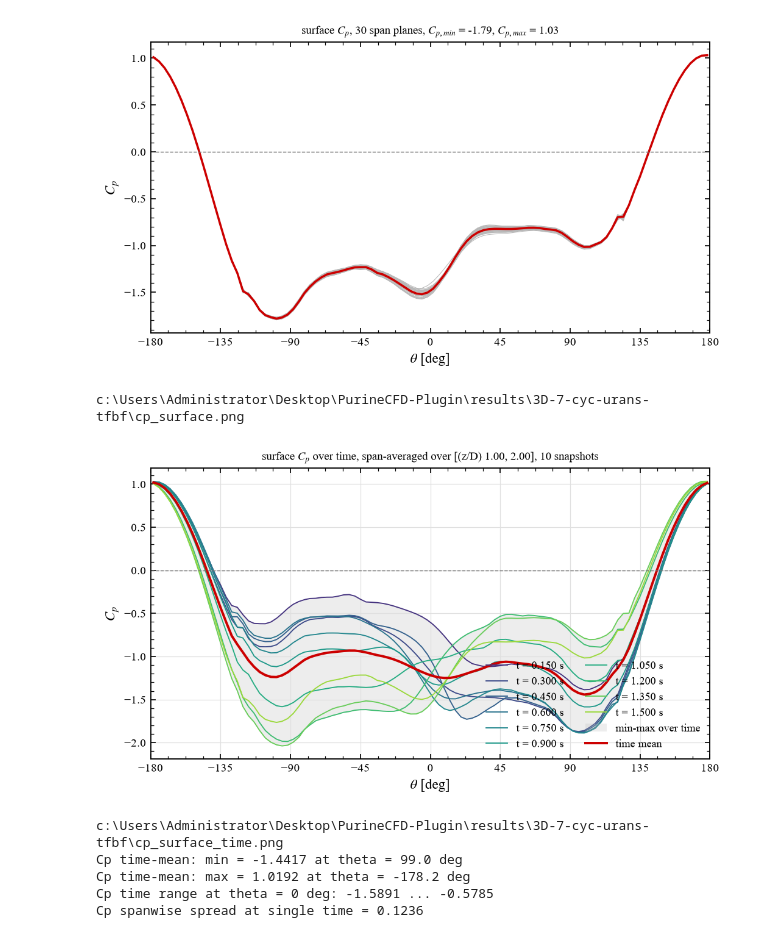
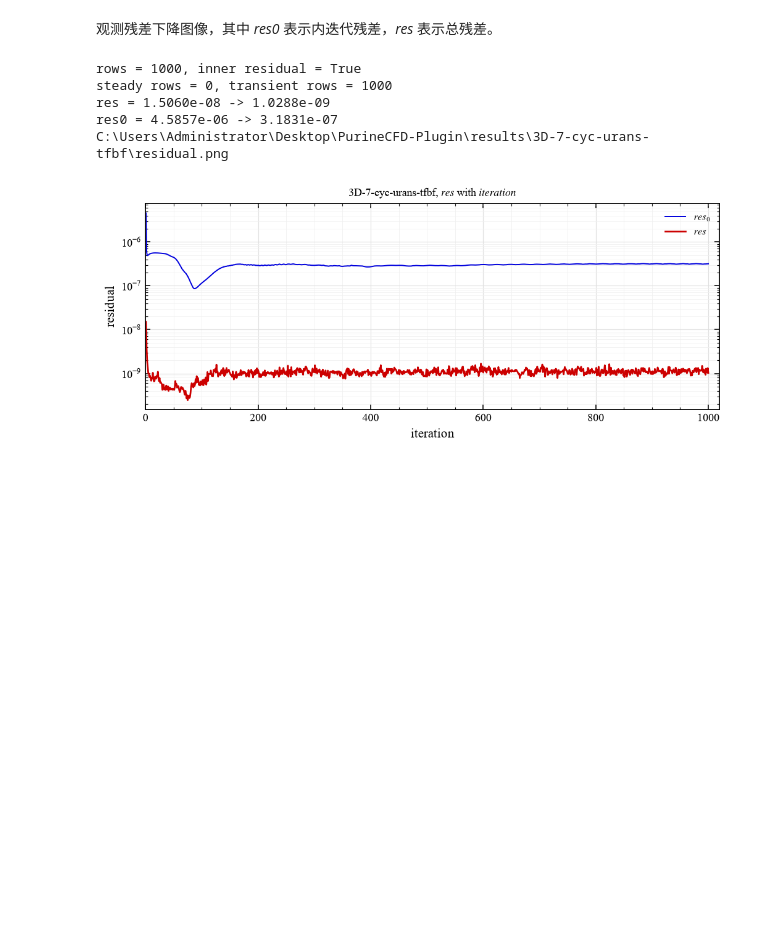
Before and after one commit to PurineAcO/PurineCFD-Plugin, a Jupyter notebook: src/3D/3Dplot.ipynb, the cells around one changed output. Cells and saved outputs as stored; diff of their text form; code cells hidden in the pictures; blank space fills up the shorter version.

```diff
--- a/src/3D/3Dplot.ipynb
+++ b/src/3D/3Dplot.ipynb
@@ -384,66 +38,11 @@ frequency resolution = +/-0.333 Hz, St resolution = +/-0.0048
+# %% [markdown]
+观测残差下降图像，其中 *res0* 表示内迭代残差，*res* 表示总残差。
 # %%
-theta_deg = np.degrees(th_wall[0])
-order = np.argsort(theta_deg)
-theta_axis = theta_deg[order]
-cp_plane_sorted = cp_wall[:, order]
-
-fig, ax = plt.subplots(figsize=(6.8, 3.8), layout='constrained')
-for k in range(z_wall.size):
-    ax.plot(theta_axis, cp_plane_sorted[k], color=C_GRAY, linewidth=0.5)
-ax.plot(theta_axis, cp_wall[:, order].mean(axis=0), color=C_RED, linewidth=1.7)
-ax.axhline(0.0, color='0.45', linewidth=0.7, linestyle='--')
-ax.set_xlabel(r'$\theta$ [deg]')
-ax.set_ylabel(r'$C_p$')
-ax.set_title(
-    f'surface $C_p$, {z_wall.size} span planes, '
-    f'$C_{{p,min}}$ = {cp_wall.min():.2f}, $C_{{p,max}}$ = {cp_wall.max():.2f}'
-)
-ax.set_xlim(-180.0, 180.0)
-ax.set_xticks(np.arange(-180, 181, 45))
-save_show(fig, 'cp_surface.png')
-
-cp_time = np.array([curve[1][order] for curve in cp_curves])
-cp_mean = cp_time.mean(axis=0)
-time_labels = [curve[0] for curve in cp_curves]
-
-fig, ax = plt.subplots(figsize=(6.8, 3.8), layout='constrained')
-colors = plt.cm.viridis(np.linspace(0.15, 0.85, len(cp_curves)))
-for k, curve in enumerate(cp_curves):
-    ax.plot(theta_axis, cp_time[k], color=colors[k], linewidth=0.9, label=time_labels[k])
-ax.fill_between(
-    theta_axis,
-    cp_time.min(axis=0),
-    cp_time.max(axis=0),
-    color=C_GRAY,
-    alpha=0.25,
-    linewidth=0,
-    label='min-max over time',
-)
-ax.plot(theta_axis, cp_mean, color=C_RED, linewidth=1.9, label='time mean')
-ax.axhline(0.0, color='0.45', linewidth=0.7, linestyle='--')
-ax.set_xlabel(r'$\theta$ [deg]')
-ax.set_ylabel(r'$C_p$')
-ax.set_title(
-    f'surface $C_p$ over time, span-averaged over [(z/D) {mid_lo:.2f}, {mid_hi:.2f}], '
-    f'{len(cp_curves)} snapshots'
-)
-ax.set_xlim(-180.0, 180.0)
-ax.set_xticks(np.arange(-180, 181, 45))
-ax.grid(True, which='major', color='0.88', linewidth=0.6)
-ax.legend(loc='lower right', ncol=2)
-save_show(fig, 'cp_surface_time.png')
-
-peak = np.argmin(cp_mean)
-print(f'Cp time-mean: min = {cp_mean.min():.4f} at theta = {theta_axis[peak]:.1f} deg')
-print(f'Cp time-mean: max = {cp_mean.max():.4f} at theta = {theta_axis[np.argmax(cp_mean)]:.1f} deg')
-print(f'Cp time range at theta = 0 deg: {cp_time[:, np.argmin(np.abs(theta_axis))].min():.4f} ... {cp_time[:, np.argmin(np.abs(theta_axis))].max():.4f}')
-print(f'Cp spanwise spread at single time = {np.ptp(cp_wall, axis=0).max():.4f}')
+plot_residual(case)
 # %% [output]
+rows = 1000, inner residual = True
+steady rows = 0, transient rows = 1000
+res = 1.5060e-08 -> 1.0288e-09
+res0 = 4.5857e-06 -> 3.1831e-07
+C:\Users\Administrator\Desktop\PurineCFD-Plugin\results\3D-7-cyc-urans-tfbf\residual.png
-[figure, old version]
+[figure, new version]
-c:\Users\Administrator\Desktop\PurineCFD-Plugin\results\3D-7-cyc-urans-tfbf\cp_surface.png
-[figure, removed]
-c:\Users\Administrator\Desktop\PurineCFD-Plugin\results\3D-7-cyc-urans-tfbf\cp_surface_time.png
-Cp time-mean: min = -1.4417 at theta = 99.0 deg
-Cp time-mean: max = 1.0192 at theta = -178.2 deg
-Cp time range at theta = 0 deg: -1.5891 ... -0.5785
-Cp spanwise spread at single time = 0.1236
```
Also changed, not shown: parts of 23 cells of this notebook, 11 other files.
